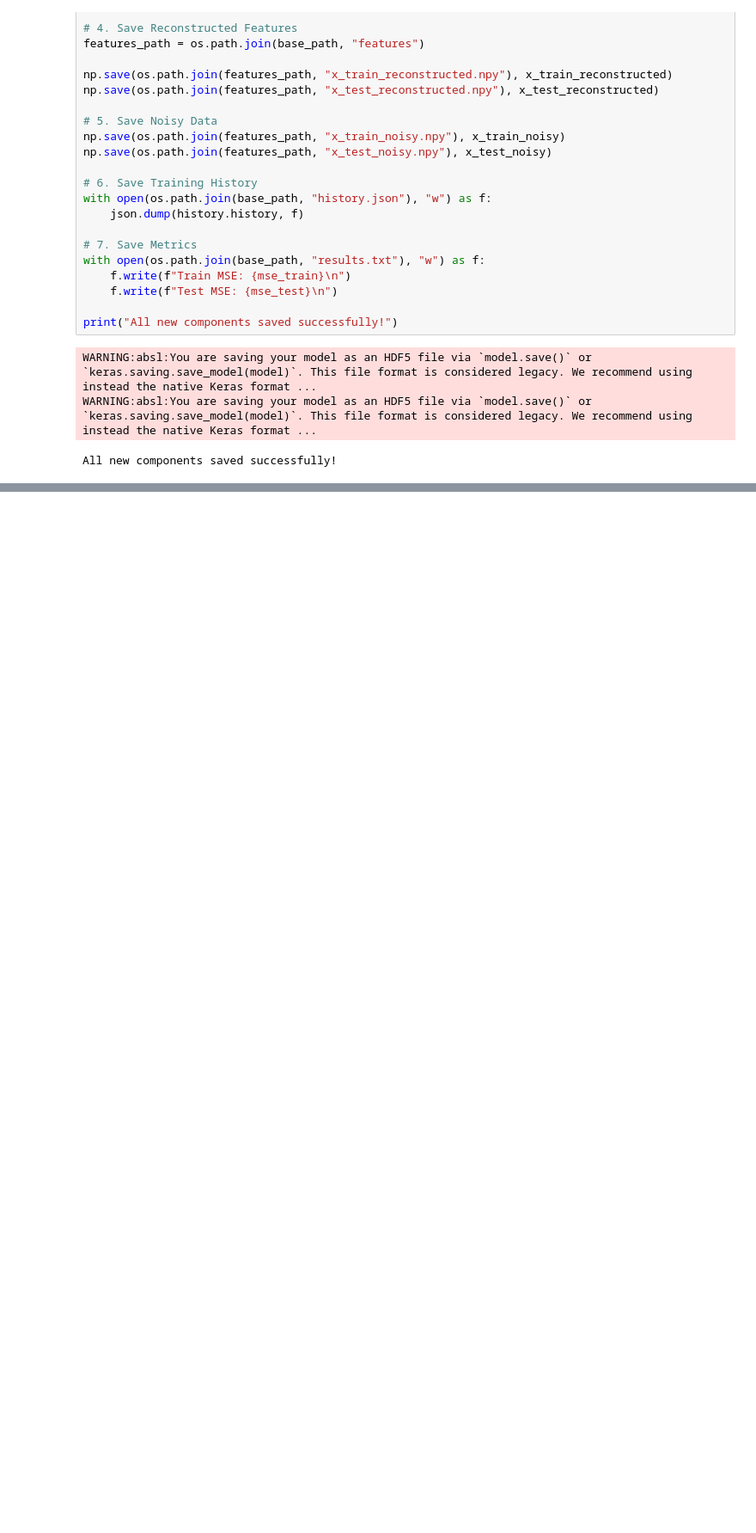
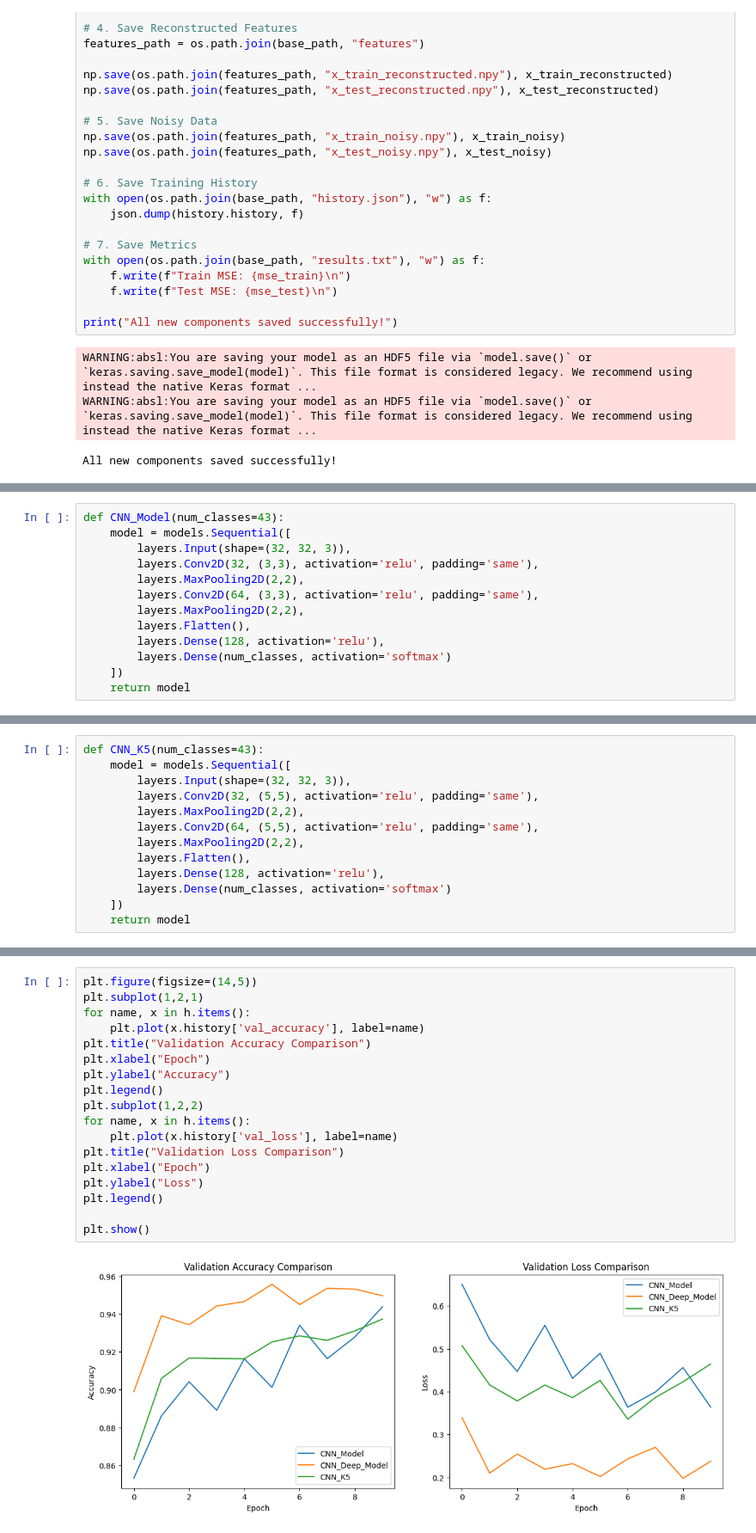
Before and after one commit to Engshadow/Autonomous-Vehicle-Perception-Module, a Jupyter notebook: Project.ipynb, the cells around one changed output, grey strips where cells are left out. Shown at 86% size. Drawn from its saved outputs; the diff is of its cells as text; blank space fills up the shorter version.

Commit message:
Add : CNN Model

```diff
--- a/Project.ipynb
+++ b/Project.ipynb
@@ -795,0 +830,13 @@ All new components saved successfully!
+# %%
+def CNN_Model(num_classes=43):
+    model = models.Sequential([
+        layers.Input(shape=(32, 32, 3)),
+        layers.Conv2D(32, (3,3), activation='relu', padding='same'),
+        layers.MaxPooling2D(2,2),
+        layers.Conv2D(64, (3,3), activation='relu', padding='same'),
+        layers.MaxPooling2D(2,2),
+        layers.Flatten(),
+        layers.Dense(128, activation='relu'),
+        layers.Dense(num_classes, activation='softmax')
+    ])
+    return model
@@ -795,0 +862,13 @@ All new components saved successfully!
+# %%
+def CNN_K5(num_classes=43):
+    model = models.Sequential([
+        layers.Input(shape=(32, 32, 3)),
+        layers.Conv2D(32, (5,5), activation='relu', padding='same'),
+        layers.MaxPooling2D(2,2),
+        layers.Conv2D(64, (5,5), activation='relu', padding='same'),
+        layers.MaxPooling2D(2,2),
+        layers.Flatten(),
+        layers.Dense(128, activation='relu'),
+        layers.Dense(num_classes, activation='softmax')
+    ])
+    return model
@@ -795,0 +921,20 @@ All new components saved successfully!
+# %%
+plt.figure(figsize=(14,5))
+plt.subplot(1,2,1)
+for name, x in h.items():
+    plt.plot(x.history['val_accuracy'], label=name)
+plt.title("Validation Accuracy Comparison")
+plt.xlabel("Epoch")
+plt.ylabel("Accuracy")
+plt.legend()
+plt.subplot(1,2,2)
+for name, x in h.items():
+    plt.plot(x.history['val_loss'], label=name)
+plt.title("Validation Loss Comparison")
+plt.xlabel("Epoch")
+plt.ylabel("Loss")
+plt.legend()
+
+plt.show()
+# %% [output]
+[figure, added]
```
Also changed, not shown: parts of 10 cells of this notebook.
